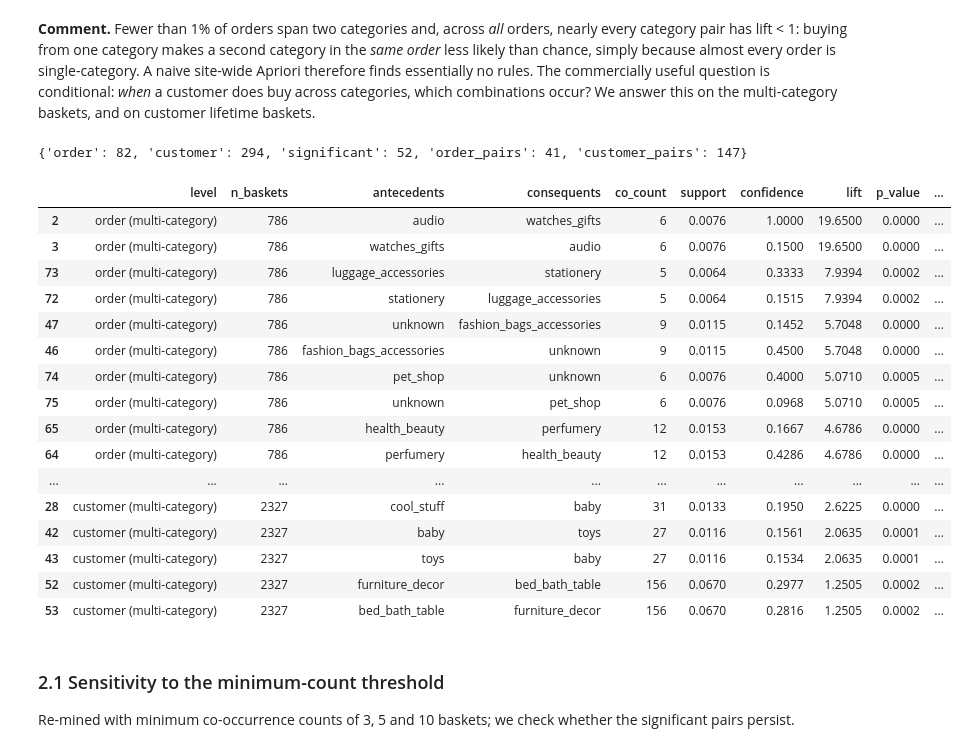
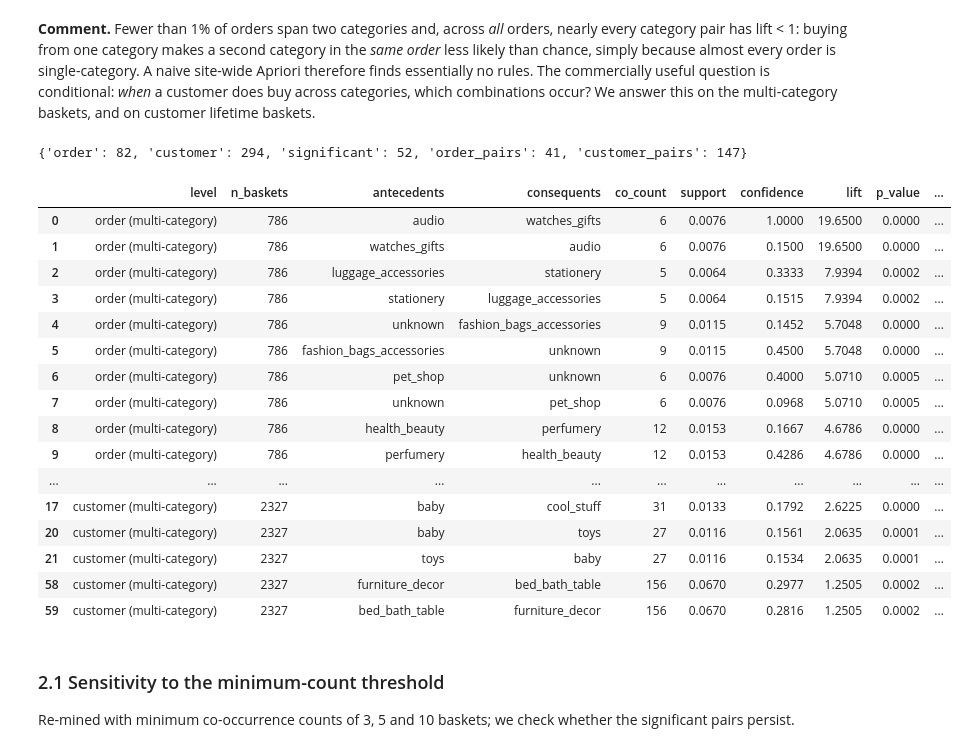
Before and after one commit to muganga-charles/dsc8307-advent-2026-examination, a Jupyter notebook: olist_analysis.ipynb, the cells around one changed output. Cells and saved outputs as stored; diff of their text form; code cells hidden in the pictures.

```diff
--- a/olist_analysis.ipynb
+++ b/olist_analysis.ipynb
@@ -451,50 +451,52 @@ def mine(baskets, min_count, label):
         tab = [[(a & c).sum(), (a & ~c).sum()], [(~a & c).sum(), (~a & ~c).sum()]]
         pvals.append(stats.fisher_exact(tab, alternative="greater")[1])
     pvals = np.array(pvals)
     if len(pvals):
         order_ = np.argsort(pvals); m = len(pvals)
         q = np.empty(m); q[order_] = np.minimum.accumulate((pvals[order_] * m / np.arange(1, m + 1))[::-1])[::-1]
     else:
         q = pvals
     rules["p_value"] = pvals; rules["q_value_BH"] = np.minimum(q, 1)
     rules["co_count"] = (rules.support * Nb).round().astype(int)
     rules["antecedents"] = rules.antecedents.apply(lambda s: ", ".join(sorted(s)))
     rules["consequents"] = rules.consequents.apply(lambda s: ", ".join(sorted(s)))
     rules["level"] = label; rules["n_baskets"] = Nb
-    return rules[["level", "n_baskets", "antecedents", "consequents", "co_count", "support", "confidence", "lift", "p_value", "q_value_BH"]].sort_values("lift", ascending=False)
+    # deterministic order: lift, then confidence, then category names (stable sort, so ties never depend on run order)
+    return rules[["level", "n_baskets", "antecedents", "consequents", "co_count", "support", "confidence", "lift", "p_value", "q_value_BH"]].sort_values(
+        ["lift", "confidence", "antecedents", "consequents"], ascending=[False, False, True, True], kind="mergesort").reset_index(drop=True)
 
 order_multi = order_cats[n_cat > 1].tolist()
 cust_multi = cust_cats[cust_cats.apply(len) > 1].tolist()
 MIN_COUNT = 5
 r_order = mine(order_multi, MIN_COUNT, "order (multi-category)")
 r_cust = mine(cust_multi, MIN_COUNT, "customer (multi-category)")
 rules_all = pd.concat([r_order, r_cust])
 rules_all.to_csv(OUT / "association_rules_all.csv", index=False)
 rules_sig = rules_all[(rules_all.q_value_BH < 0.05) & (rules_all.lift > 1)].copy()
 RESULTS["assoc_n_rules"] = {"order": len(r_order), "customer": len(r_cust), "significant": len(rules_sig),
                             "order_pairs": len(r_order) // 2, "customer_pairs": len(r_cust) // 2}
 # BH is applied separately within each level, over all rules tested at that level (both directions of every frequent pair)
 print(RESULTS["assoc_n_rules"])
 rules_sig.round(4)
 # %% [output]
 {'order': 82, 'customer': 294, 'significant': 52, 'order_pairs': 41, 'customer_pairs': 147}
 |  | level | n_baskets | antecedents | consequents | co_count | support | confidence | lift | p_value | ... |
-| 2 | order (multi-category) | 786 | audio | watches_gifts | 6 | 0.0076 | 1.0000 | 19.6500 | 0.0000 | ... |
-| 3 | order (multi-category) | 786 | watches_gifts | audio | 6 | 0.0076 | 0.1500 | 19.6500 | 0.0000 | ... |
-| 73 | order (multi-category) | 786 | luggage_accessories | stationery | 5 | 0.0064 | 0.3333 | 7.9394 | 0.0002 | ... |
-| 72 | order (multi-category) | 786 | stationery | luggage_accessories | 5 | 0.0064 | 0.1515 | 7.9394 | 0.0002 | ... |
-| 47 | order (multi-category) | 786 | unknown | fashion_bags_accessories | 9 | 0.0115 | 0.1452 | 5.7048 | 0.0000 | ... |
-| 46 | order (multi-category) | 786 | fashion_bags_accessories | unknown | 9 | 0.0115 | 0.4500 | 5.7048 | 0.0000 | ... |
-| 74 | order (multi-category) | 786 | pet_shop | unknown | 6 | 0.0076 | 0.4000 | 5.0710 | 0.0005 | ... |
-| 75 | order (multi-category) | 786 | unknown | pet_shop | 6 | 0.0076 | 0.0968 | 5.0710 | 0.0005 | ... |
-| 65 | order (multi-category) | 786 | health_beauty | perfumery | 12 | 0.0153 | 0.1667 | 4.6786 | 0.0000 | ... |
-| 64 | order (multi-category) | 786 | perfumery | health_beauty | 12 | 0.0153 | 0.4286 | 4.6786 | 0.0000 | ... |
+| 0 | order (multi-category) | 786 | audio | watches_gifts | 6 | 0.0076 | 1.0000 | 19.6500 | 0.0000 | ... |
+| 1 | order (multi-category) | 786 | watches_gifts | audio | 6 | 0.0076 | 0.1500 | 19.6500 | 0.0000 | ... |
+| 2 | order (multi-category) | 786 | luggage_accessories | stationery | 5 | 0.0064 | 0.3333 | 7.9394 | 0.0002 | ... |
+| 3 | order (multi-category) | 786 | stationery | luggage_accessories | 5 | 0.0064 | 0.1515 | 7.9394 | 0.0002 | ... |
+| 4 | order (multi-category) | 786 | unknown | fashion_bags_accessories | 9 | 0.0115 | 0.1452 | 5.7048 | 0.0000 | ... |
+| 5 | order (multi-category) | 786 | fashion_bags_accessories | unknown | 9 | 0.0115 | 0.4500 | 5.7048 | 0.0000 | ... |
+| 6 | order (multi-category) | 786 | pet_shop | unknown | 6 | 0.0076 | 0.4000 | 5.0710 | 0.0005 | ... |
+| 7 | order (multi-category) | 786 | unknown | pet_shop | 6 | 0.0076 | 0.0968 | 5.0710 | 0.0005 | ... |
+| 8 | order (multi-category) | 786 | health_beauty | perfumery | 12 | 0.0153 | 0.1667 | 4.6786 | 0.0000 | ... |
+| 9 | order (multi-category) | 786 | perfumery | health_beauty | 12 | 0.0153 | 0.4286 | 4.6786 | 0.0000 | ... |
 | ... | ... | ... | ... | ... | ... | ... | ... | ... | ... | ... |
-| 28 | customer (multi-category) | 2327 | cool_stuff | baby | 31 | 0.0133 | 0.1950 | 2.6225 | 0.0000 | ... |
-| 42 | customer (multi-category) | 2327 | baby | toys | 27 | 0.0116 | 0.1561 | 2.0635 | 0.0001 | ... |
-| 43 | customer (multi-category) | 2327 | toys | baby | 27 | 0.0116 | 0.1534 | 2.0635 | 0.0001 | ... |
-| 52 | customer (multi-category) | 2327 | furniture_decor | bed_bath_table | 156 | 0.0670 | 0.2977 | 1.2505 | 0.0002 | ... |
-| 53 | customer (multi-category) | 2327 | bed_bath_table | furniture_decor | 156 | 0.0670 | 0.2816 | 1.2505 | 0.0002 | ... |
+| 17 | customer (multi-category) | 2327 | baby | cool_stuff | 31 | 0.0133 | 0.1792 | 2.6225 | 0.0000 | ... |
+| 20 | customer (multi-category) | 2327 | baby | toys | 27 | 0.0116 | 0.1561 | 2.0635 | 0.0001 | ... |
+| 21 | customer (multi-category) | 2327 | toys | baby | 27 | 0.0116 | 0.1534 | 2.0635 | 0.0001 | ... |
+| 58 | customer (multi-category) | 2327 | furniture_decor | bed_bath_table | 156 | 0.0670 | 0.2977 | 1.2505 | 0.0002 | ... |
+| 59 | customer (multi-category) | 2327 | bed_bath_table | furniture_decor | 156 | 0.0670 | 0.2816 | 1.2505 | 0.0002 | ... |
 # %% [markdown]
 ### 2.1 Sensitivity to the minimum-count threshold
 Re-mined with minimum co-occurrence counts of 3, 5 and 10 baskets; we check whether the significant pairs persist.
```
Also changed, not shown: parts of 1 cell of this notebook, 4 other files.
